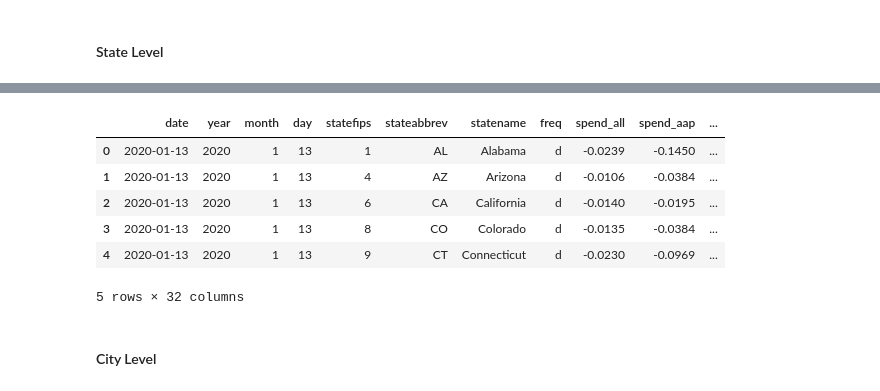
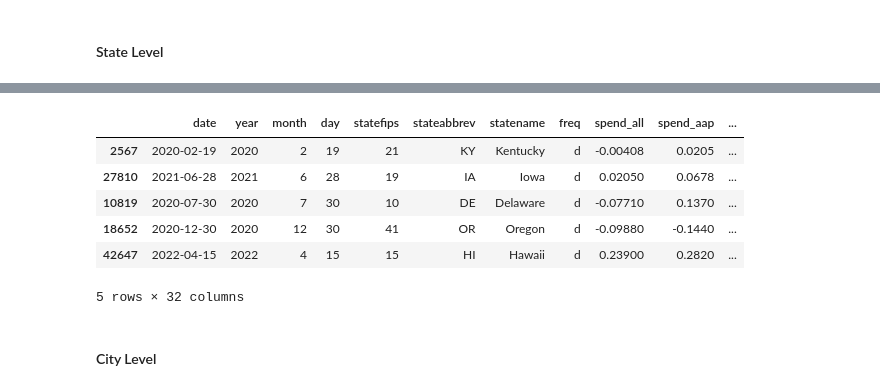
Before and after one commit to huymh/Consumer-Spending-Project, a Jupyter notebook: consumer_spending.ipynb, the cells around one changed output, grey strips where cells are left out. Drawn from its saved outputs; the diff is of its cells as text; code cells hidden in the pictures.

```diff
--- a/consumer_spending.ipynb
+++ b/consumer_spending.ipynb
@@ -272,4 +309,0 @@ st_daily = st_daily.reset_index(drop=True)
-# %%
-# Make a date column using the year, month, and day columns
-date_dict = dict(year=st_daily['year'], month=st_daily['month'], day=st_daily['day'])
-st_daily.insert(loc=0, column='date', value=pd.to_datetime(date_dict))
@@ -275,0 +312,7 @@ st_daily.insert(loc=0, column='date', value=pd.to_datetime(date_dict))
+# %%
+# Replace `.` with NaN so we can easily convert to the right dtype afterwards
+st_daily = st_daily.replace('.', np.nan)
+
+# Convert all columns with "spend_" from dtype object to float32
+for col in [col for col in st_daily.columns if 'spend_' in col]:
+    st_daily[col] = st_daily[col].astype('float32')
@@ -275,0 +321,7 @@ st_daily.insert(loc=0, column='date', value=pd.to_datetime(date_dict))
+# %%
+# Make a date Series using the year, month, and day columns
+date_dict = dict(year=st_daily['year'], month=st_daily['month'], day=st_daily['day'])
+date_col = pd.Series(pd.to_datetime(date_dict), name='date')
+
+# Concatenate the date Series onto the main DataFrame at the beginning
+st_daily = pd.concat([date_col, st_daily], axis=1)
@@ -325,0 +351,5 @@ dtype: int64
+# %%
+# Replace all NaNs with its column's median
+for col in st_daily.columns:
+    if st_daily[col].isna().any():
+        st_daily[col] = st_daily[col].fillna(np.nanmedian(st_daily[col]))
@@ -326,12 +386,12 @@ dtype: int64
 # %%
-st_daily.head(5)
+st_daily.sample(5)
 # %% [output]
 |  | date | year | month | day | statefips | stateabbrev | statename | freq | spend_all | spend_aap | ... |
-| 0 | 2020-01-13 | 2020 | 1 | 13 | 1 | AL | Alabama | d | -0.0239 | -0.1450 | ... |
-| 1 | 2020-01-13 | 2020 | 1 | 13 | 4 | AZ | Arizona | d | -0.0106 | -0.0384 | ... |
-| 2 | 2020-01-13 | 2020 | 1 | 13 | 6 | CA | California | d | -0.0140 | -0.0195 | ... |
-| 3 | 2020-01-13 | 2020 | 1 | 13 | 8 | CO | Colorado | d | -0.0135 | -0.0384 | ... |
-| 4 | 2020-01-13 | 2020 | 1 | 13 | 9 | CT | Connecticut | d | -0.0230 | -0.0969 | ... |
+| 2567 | 2020-02-19 | 2020 | 2 | 19 | 21 | KY | Kentucky | d | -0.00408 | 0.0205 | ... |
+| 27810 | 2021-06-28 | 2021 | 6 | 28 | 19 | IA | Iowa | d | 0.02050 | 0.0678 | ... |
+| 10819 | 2020-07-30 | 2020 | 7 | 30 | 10 | DE | Delaware | d | -0.07710 | 0.1370 | ... |
+| 18652 | 2020-12-30 | 2020 | 12 | 30 | 41 | OR | Oregon | d | -0.09880 | -0.1440 | ... |
+| 42647 | 2022-04-15 | 2022 | 4 | 15 | 15 | HI | Hawaii | d | 0.23900 | 0.2820 | ... |
 5 rows × 32 columns
 # %% [markdown]
 #### City Level
```
Also changed, not shown: parts of 86 cells of this notebook, 1 other file.
